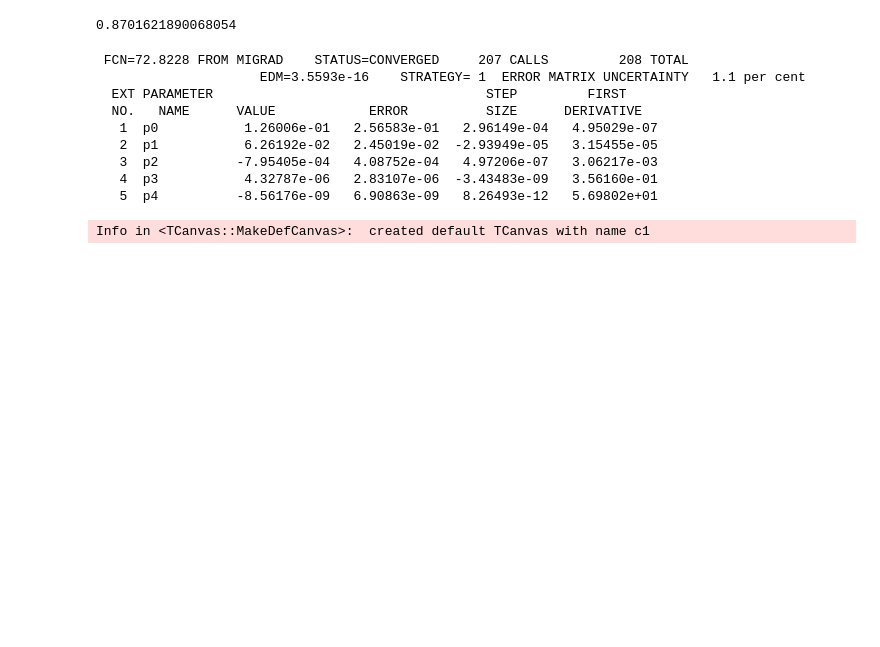
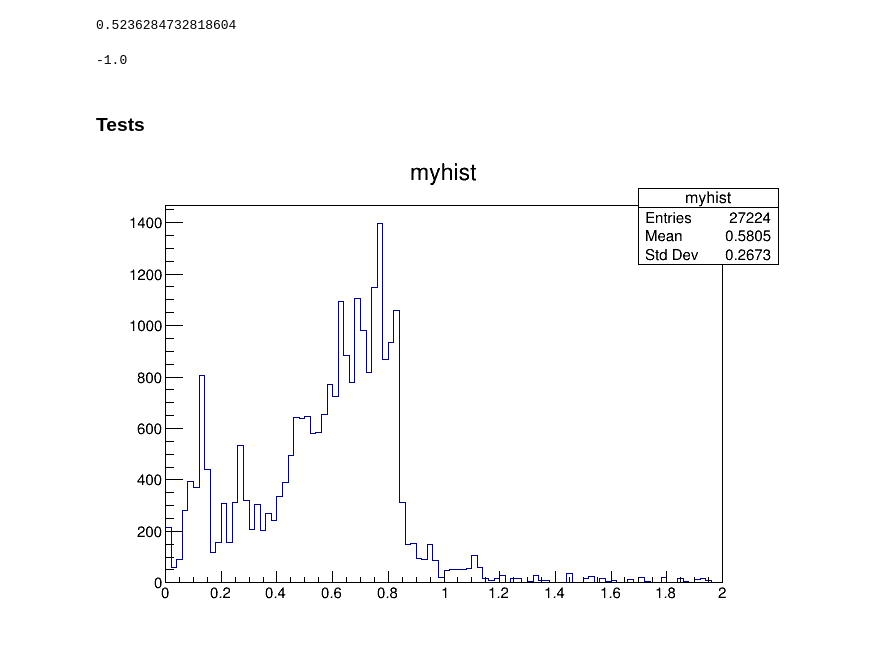
Before and after one commit to toicca/CERN_summer2022, a Jupyter notebook: weighting/DTvMC.ipynb, the cells around one changed output. Cells and saved outputs as stored; diff of their text form; code cells hidden in the pictures; blank space fills up the shorter version.

```diff
--- a/weighting/weight_analysis par.ipynb
+++ b/weighting/DTvMC.ipynb
@@ -102,15 +77,15 @@ for hlt_temp, reco in zip(hlt, offline):
 # %%
 df2 = df1.Filter("(Jet_pt.size() >= 2)") \
-        .Define("pTavg", "(Jet_pt[0] + Jet_pt[1]) * 0.5") \
-        .Filter("(Jet_pt.size() == 2) || ((Jet_pt[2] < 15) || (Jet_pt[2] < 0.3*pTavg))") \
-        .Filter("ROOT::VecOps::DeltaPhi(Jet_phi[0], Jet_phi[1]) > 2.8") \
-        .Filter("(Jet_pt[0] > 15) && (Jet_pt[1] > 15)") \
-        .Filter("(abs(Jet_eta[0]) < 1.3) && (abs(Jet_eta[1]) < 1.3)") \
-        .Filter(hlt_filt) \
-        .Define("rIdx", "rand_oneZero()") \
-        .Redefine("Jet_nConstituents", "Take(Jet_nConstituents, rIdx)") \
-        .Redefine("GenJet_nConstituents", "Take(GenJet_nConstituents, rIdx)") \
-        .Define("pTtag", "Take(Jet_pt, rIdx)") \
-        .Filter("pTtag[0] < 1700 and pTtag[0] > 64")
+    .Define("pTavg", "(Jet_pt[0] + Jet_pt[1]) * 0.5") \
+    .Filter("(Jet_pt.size() == 2) || ((Jet_pt[2] < 15) || (Jet_pt[2] < 0.3*pTavg))") \
+    .Filter("ROOT::VecOps::DeltaPhi(Jet_phi[0], Jet_phi[1]) > 2.8") \
+    .Filter("(Jet_pt[0] > 15) && (Jet_pt[1] > 15)") \
+    .Filter("(abs(Jet_eta[0]) < 1.3) && (abs(Jet_eta[1]) < 1.3)") \
+    .Filter(hlt_filt) \
+    .Define("rIdx", "rand_oneZero()") \
+    .Redefine("Jet_nConstituents", "Take(Jet_nConstituents, rIdx)") \
+    .Define("pTtag", "Take(Jet_pt, rIdx)") \
+    .Filter("pTtag[0] < 1700 and pTtag[0] > 64")
 
-df_DT = df2.Filter("")
+df_MC = df2.Filter("fileN == 1")
+df_DT = df2.Filter("fileN == 2")
@@ -204,14 +213,19 @@ MC_recoHist.GetValue().Write()
-# %%
-ROOT.weights(DT_Hist.GetValue(), MC_recoHist.GetValue(), 700.0, 20)
-# %% [output]
-0.8701621890068054
- FCN=72.8228 FROM MIGRAD    STATUS=CONVERGED     207 CALLS         208 TOTAL
-                     EDM=3.5593e-16    STRATEGY= 1  ERROR MATRIX UNCERTAINTY   1.1 per cent
-  EXT PARAMETER                                   STEP         FIRST
-  NO.   NAME      VALUE            ERROR          SIZE      DERIVATIVE
-   1  p0           1.26006e-01   2.56583e-01   2.96149e-04   4.95029e-07
-   2  p1           6.26192e-02   2.45019e-02  -2.93949e-05   3.15455e-05
-   3  p2          -7.95405e-04   4.08752e-04   4.97206e-07   3.06217e-03
-   4  p3           4.32787e-06   2.83107e-06  -3.43483e-09   3.56160e-01
-   5  p4          -8.56176e-09   6.90863e-09   8.26493e-12   5.69802e+01
-Info in <TCanvas::MakeDefCanvas>:  created default TCanvas with name c1
+# %%
+ROOT.create_weight(300.0, 20)
+# %% [output]
+0.5236284732818604
+# %%
+ROOT.create_weight(ROOT.bins[16], 20)
+# %% [output]
+-1.0
+# %% [markdown]
+### Tests
+# %%
+df_MC1 = df_MC.Define("test", "create_weight(pTtag[0], Jet_nConstituents[0])")
+# %%
+h = df_MC1.Histo1D(('myhist', 'myhist', 100, 0, 2), "test")
+c = ROOT.TCanvas()
+h.Draw()
+c.Draw()
+# %% [output]
+[figure, added]
```
Also changed, not shown: parts of 34 cells of this notebook, 21 other files.
